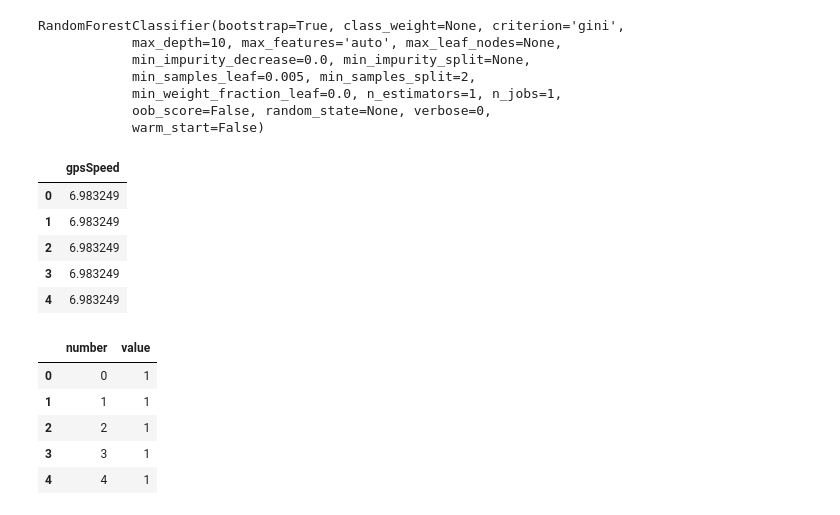
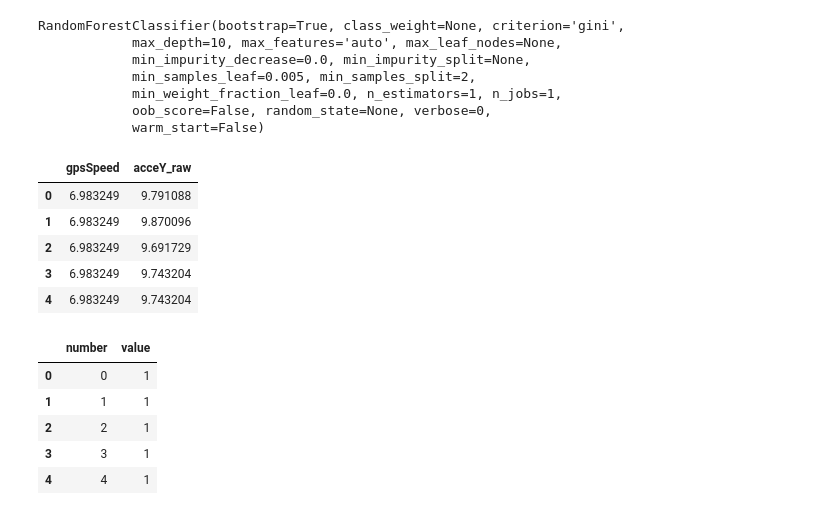
Before and after one commit to codemogroup/ML_Project, a Jupyter notebook: AnomalyDetector.ipynb, the cells around one changed output. Saved outputs shown, nothing was run; the diff lists cells and outputs as text; code cells hidden in the pictures.

```diff
--- a/AnomalyDetector.ipynb
+++ b/AnomalyDetector.ipynb
@@ -448,18 +445,18 @@ RandomForestClassifier(bootstrap=True, class_weight=None, criterion='gini',
             oob_score=False, random_state=None, verbose=0,
             warm_start=False)
 # %%
-features_test1 = ['gpsSpeed',]
+features_test1 = ['gpsSpeed','acceY_raw',]
 x_test1 = data_test1[features_test1]
 features_acceY_raw_test1 = ['acceY_raw',]
 acceY_raw_test1 = data_test1[features_acceY_raw_test1]
 x_test1.head()
 # %% [output]
-|  | gpsSpeed |
-| 0 | 6.983249 |
-| 1 | 6.983249 |
-| 2 | 6.983249 |
-| 3 | 6.983249 |
-| 4 | 6.983249 |
+|  | gpsSpeed | acceY_raw |
+| 0 | 6.983249 | 9.791088 |
+| 1 | 6.983249 | 9.870096 |
+| 2 | 6.983249 | 9.691729 |
+| 3 | 6.983249 | 9.743204 |
+| 4 | 6.983249 | 9.743204 |
 # %%
 number = []
 value = []
```
Also changed, not shown: parts of 30 cells of this notebook.
